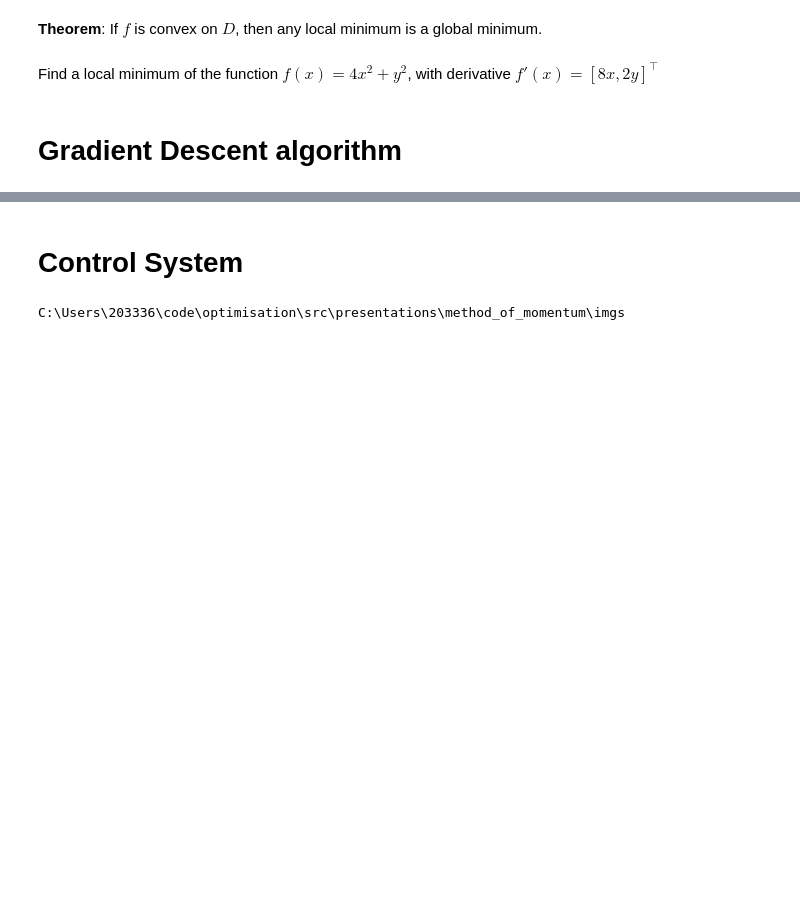
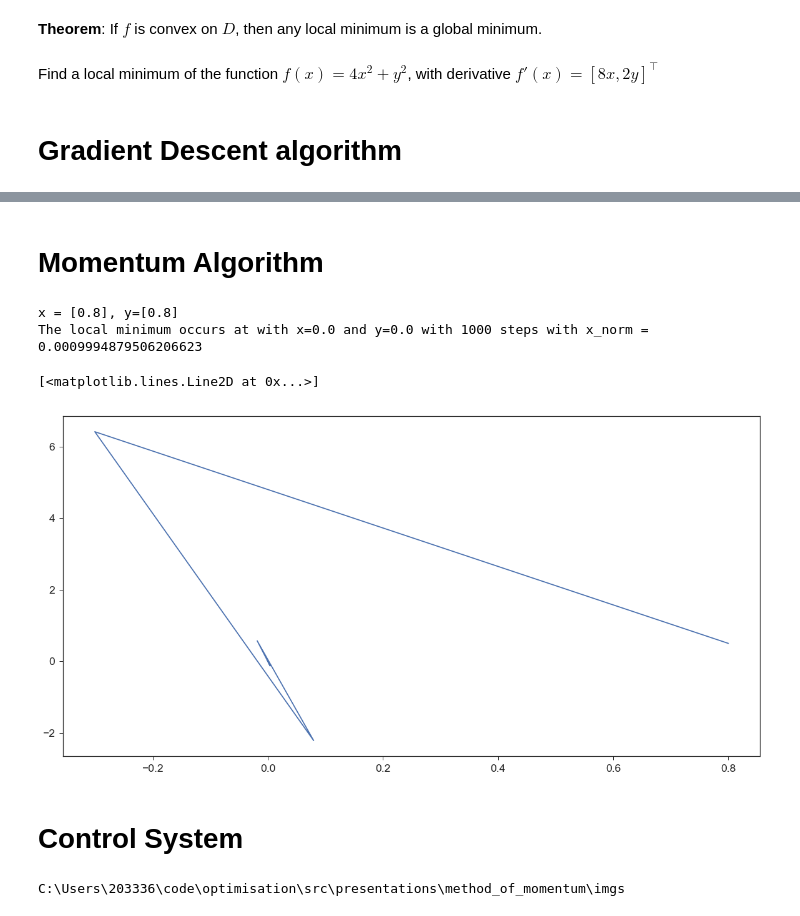
Before and after one commit to hsteinshiromoto/book.optimisation, a Jupyter notebook: src/notebooks/momentum.ipynb, the cells around one changed output, grey strips where cells are left out. Saved outputs shown, nothing was run; the diff lists cells and outputs as text; code cells hidden in the pictures; blank space fills up the shorter version.

Commit message:
Remove unnecessary slides. Add gradient descent example.

```diff
--- a/src/notebooks/momentum.ipynb
+++ b/src/notebooks/momentum.ipynb
@@ -158,3 +162,46 @@ plt.legend()
+# %% [markdown]
+# Momentum Algorithm
+# %%
+lambda_1 = 8
+lambda_2 = 4
+beta=((np.sqrt(8.0)-2.0)/(np.sqrt(8.0)+2.0))**2
+gamma = (2.0/(np.sqrt(8.0)+2.0))**2 # step size multiplier
+x_iter = [0.8]
+y_iter = [0.5]
+print('x = {0}, y={0}'.format(x_iter, y_iter))
+
+precision = 0.001
+norm_mom = [np.sqrt(x_iter[0]**2 +  y_iter[0]**2)]
+max_steps = 1000
+counter_mom = 1
+
+while (counter_mom < max_steps):# and (norm_mom[counter_mom-1] > precision):
+        y_iter.append(beta*y_iter[counter_mom - 1] + lambda_1*x_iter[counter_mom - 1])
+        x_iter.append(x_iter[counter_mom - 1] - gamma*y_iter[counter_mom])
+
+    #     x_iter = x_iter - gamma*fx(x_iter)
+    #     y_iter = y_iter - gamma*fy(y_iter)
+        norm_mom.append(np.sqrt((x_iter[counter_mom - 1]-x_iter[counter_mom])**2 + (y_iter[counter_mom - 1]-y_iter[counter_mom])**2))
+    #     print('x[{0}] = {1}, x[{1}]={3}, x_norm ={4}'.format(counter, counter-1, x_iter[counter], x_iter[counter-1],abs(x_iter[counter - 1]-x_iter[counter])))
+        counter_mom += 1
+
+
+
+print("The local minimum occurs at with x={0} and y={1} with {2} steps with x_norm = {3}".format(x_iter[-1], y_iter[-1], counter_mom, norm[-1]))
+# plt.plot(range(counter), norm, label='Gradient Descent', linewidth=3.0, linestyle='--')
+# plt.plot(range(counter_mom), norm_mom, label='Momentum', linewidth=3.0)
+# plt.xlabel('Iteration [k]')
+# plt.ylabel('Norm')
+# plt.legend()
+# file_name = 'gd_mom_comp.eps'
+# plt.savefig(os.path.join(path_imgs, file_name) , format='eps', dpi=1000)
+
+plt.plot(x_iter, y_iter)
+# %% [output]
+x = [0.8], y=[0.8]
+The local minimum occurs at with x=0.0 and y=0.0 with 1000 steps with x_norm = 0.0009994879506206623
+[<matplotlib.lines.Line2D at 0x...>]
+[figure, added]
 # %% [markdown]
 # Control System
 # %%
```
Also changed, not shown: parts of 4 cells of this notebook, 5 other files.
